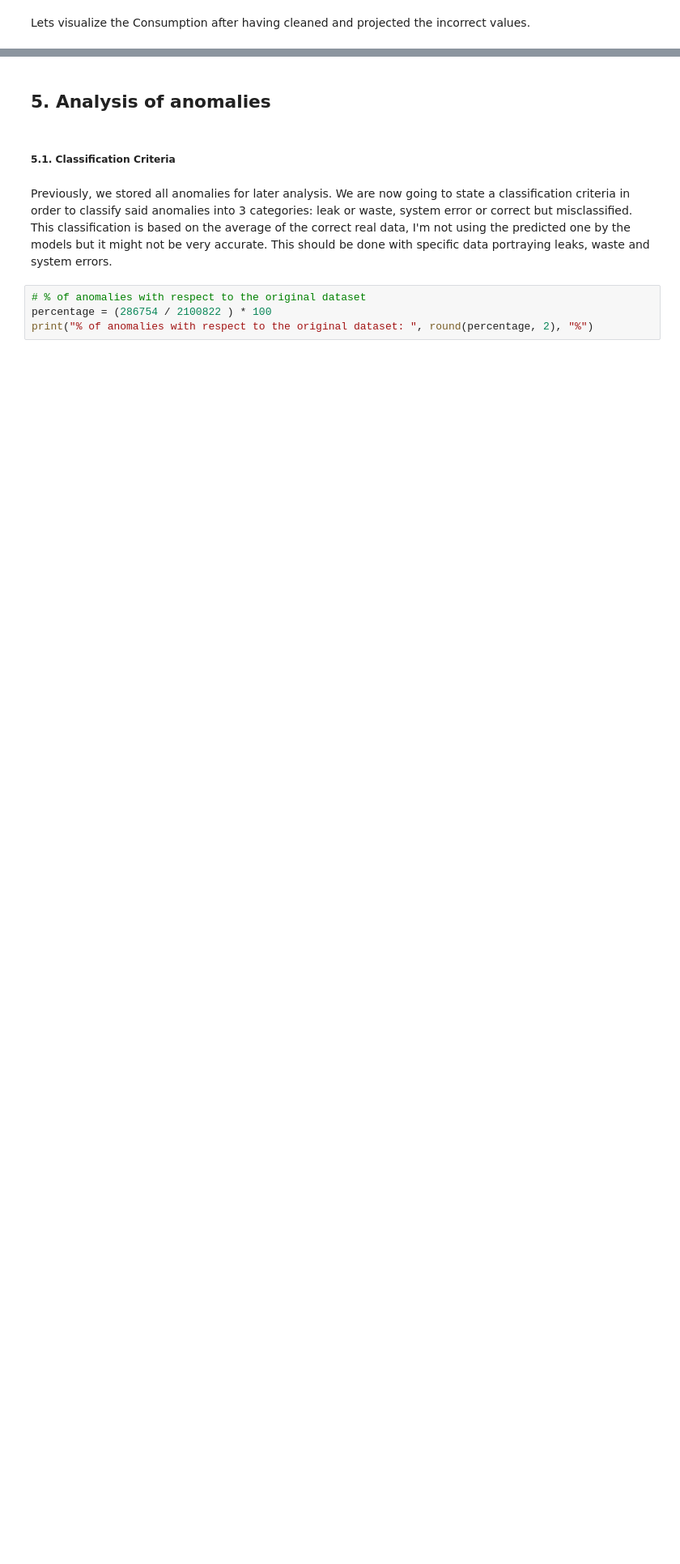
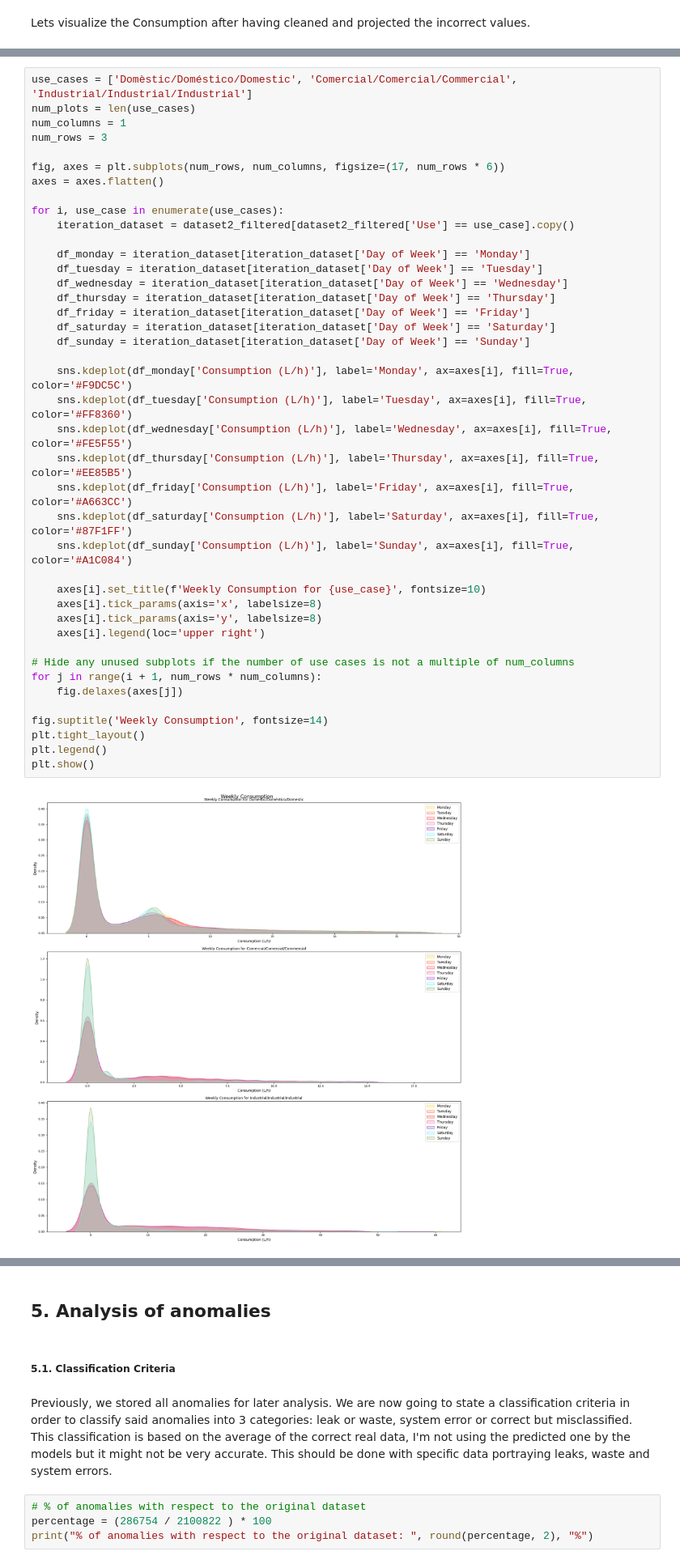
Before and after one commit to edithruizz/TFG, a Jupyter notebook: Python_Notebooks/dataset2_v2.ipynb, the cells around one changed output, grey strips where cells are left out. Shown at 81% size. Saved outputs shown, nothing was run; the diff lists cells and outputs as text; blank space fills up the shorter version.

```diff
--- a/Python_Notebooks/dataset2_v2.ipynb
+++ b/Python_Notebooks/dataset2_v2.ipynb
@@ -1046,0 +1239,43 @@ Lets visualize the Consumption after having cleaned and projected the incorrect
+# %%
+use_cases = ['Domèstic/Doméstico/Domestic', 'Comercial/Comercial/Commercial', 'Industrial/Industrial/Industrial']
+num_plots = len(use_cases)
+num_columns = 1
+num_rows = 3
+
+fig, axes = plt.subplots(num_rows, num_columns, figsize=(17, num_rows * 6))
+axes = axes.flatten()
+
+for i, use_case in enumerate(use_cases):
+    iteration_dataset = dataset2_filtered[dataset2_filtered['Use'] == use_case].copy()
+
+    df_monday = iteration_dataset[iteration_dataset['Day of Week'] == 'Monday']
+    df_tuesday = iteration_dataset[iteration_dataset['Day of Week'] == 'Tuesday']
+    df_wednesday = iteration_dataset[iteration_dataset['Day of Week'] == 'Wednesday']
+    df_thursday = iteration_dataset[iteration_dataset['Day of Week'] == 'Thursday']
+    df_friday = iteration_dataset[iteration_dataset['Day of Week'] == 'Friday']
+    df_saturday = iteration_dataset[iteration_dataset['Day of Week'] == 'Saturday']
+    df_sunday = iteration_dataset[iteration_dataset['Day of Week'] == 'Sunday']
+
+    sns.kdeplot(df_monday['Consumption (L/h)'], label='Monday', ax=axes[i], fill=True, color='#F9DC5C')
+    sns.kdeplot(df_tuesday['Consumption (L/h)'], label='Tuesday', ax=axes[i], fill=True, color='#FF8360')
+    sns.kdeplot(df_wednesday['Consumption (L/h)'], label='Wednesday', ax=axes[i], fill=True, color='#FE5F55')
+    sns.kdeplot(df_thursday['Consumption (L/h)'], label='Thursday', ax=axes[i], fill=True, color='#EE85B5')
+    sns.kdeplot(df_friday['Consumption (L/h)'], label='Friday', ax=axes[i], fill=True, color='#A663CC')
+    sns.kdeplot(df_saturday['Consumption (L/h)'], label='Saturday', ax=axes[i], fill=True, color='#87F1FF')
+    sns.kdeplot(df_sunday['Consumption (L/h)'], label='Sunday', ax=axes[i], fill=True, color='#A1C084')
+
+    axes[i].set_title(f'Weekly Consumption for {use_case}', fontsize=10)
+    axes[i].tick_params(axis='x', labelsize=8)
+    axes[i].tick_params(axis='y', labelsize=8)
+    axes[i].legend(loc='upper right')
+
+# Hide any unused subplots if the number of use cases is not a multiple of num_columns
+for j in range(i + 1, num_rows * num_columns):
+    fig.delaxes(axes[j])
+
+fig.suptitle('Weekly Consumption', fontsize=14)
+plt.tight_layout()
+plt.legend()
+plt.show()
+# %% [output]
+[figure, added]
```
Also changed, not shown: parts of 26 cells of this notebook, 2 other files.
